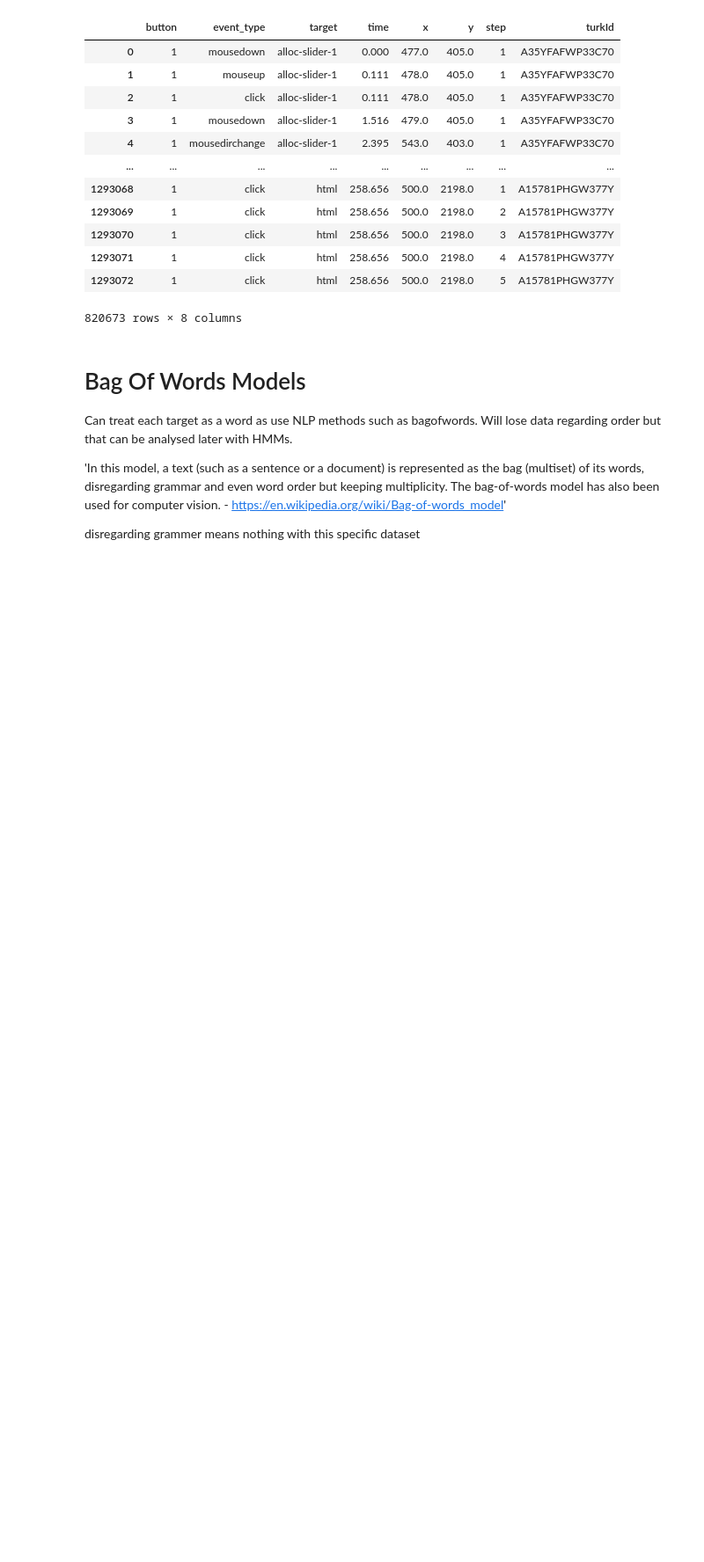
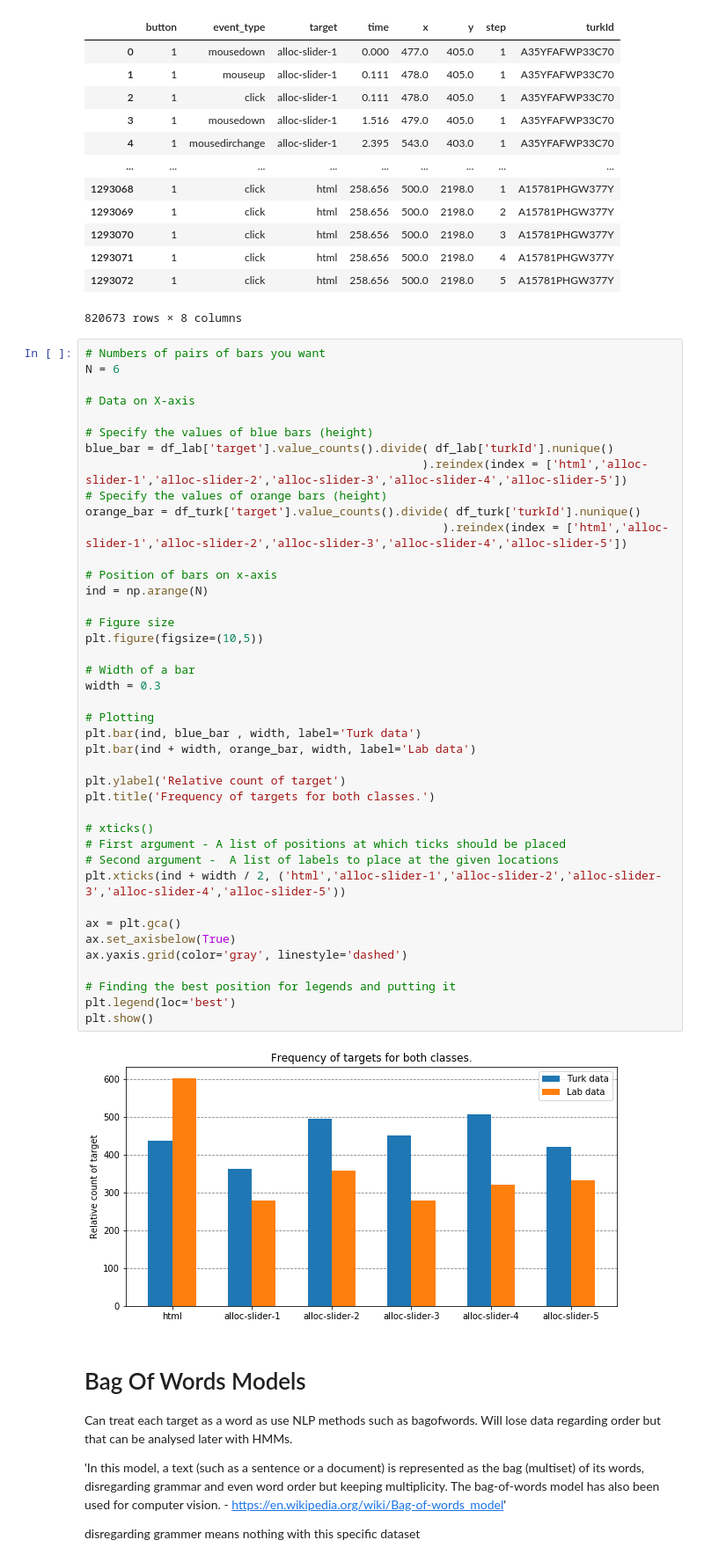
Before and after one commit to DJSaunders1997/Masters-Project, a Jupyter notebook: NLP-Notebook.ipynb, the cells around one changed output. Shown at 88% size. Cells and saved outputs as stored; diff of their text form; blank space fills up the shorter version.

Commit message:
1-Grams plot

```diff
--- a/NLP-Notebook.ipynb
+++ b/NLP-Notebook.ipynb
@@ -28,6 +28,49 @@ df_turk
 | 1293071 | 1 | click | html | 258.656 | 500.0 | 2198.0 | 4 | A15781PHGW377Y |
 | 1293072 | 1 | click | html | 258.656 | 500.0 | 2198.0 | 5 | A15781PHGW377Y |
 820673 rows × 8 columns
+# %%
+# Numbers of pairs of bars you want
+N = 6
+
+# Data on X-axis
+
+# Specify the values of blue bars (height)
+blue_bar = df_lab['target'].value_counts().divide( df_lab['turkId'].nunique()
+                                                 ).reindex(index = ['html','alloc-slider-1','alloc-slider-2','alloc-slider-3','alloc-slider-4','alloc-slider-5'])
+# Specify the values of orange bars (height)
+orange_bar = df_turk['target'].value_counts().divide( df_turk['turkId'].nunique()
+                                                    ).reindex(index = ['html','alloc-slider-1','alloc-slider-2','alloc-slider-3','alloc-slider-4','alloc-slider-5'])
+
+# Position of bars on x-axis
+ind = np.arange(N)
+
+# Figure size
+plt.figure(figsize=(10,5))
+
+# Width of a bar
+width = 0.3
+
+# Plotting
+plt.bar(ind, blue_bar , width, label='Turk data')
+plt.bar(ind + width, orange_bar, width, label='Lab data')
+
+plt.ylabel('Relative count of target')
+plt.title('Frequency of targets for both classes.')
+
+# xticks()
+# First argument - A list of positions at which ticks should be placed
+# Second argument -  A list of labels to place at the given locations
+plt.xticks(ind + width / 2, ('html','alloc-slider-1','alloc-slider-2','alloc-slider-3','alloc-slider-4','alloc-slider-5'))
+
+ax = plt.gca()
+ax.set_axisbelow(True)
+ax.yaxis.grid(color='gray', linestyle='dashed')
+
+# Finding the best position for legends and putting it
+plt.legend(loc='best')
+plt.show()
+# %% [output]
+[figure, added]
 # %% [markdown]
 # Bag Of Words Models
 
```
Also changed, not shown: 4 other files.
